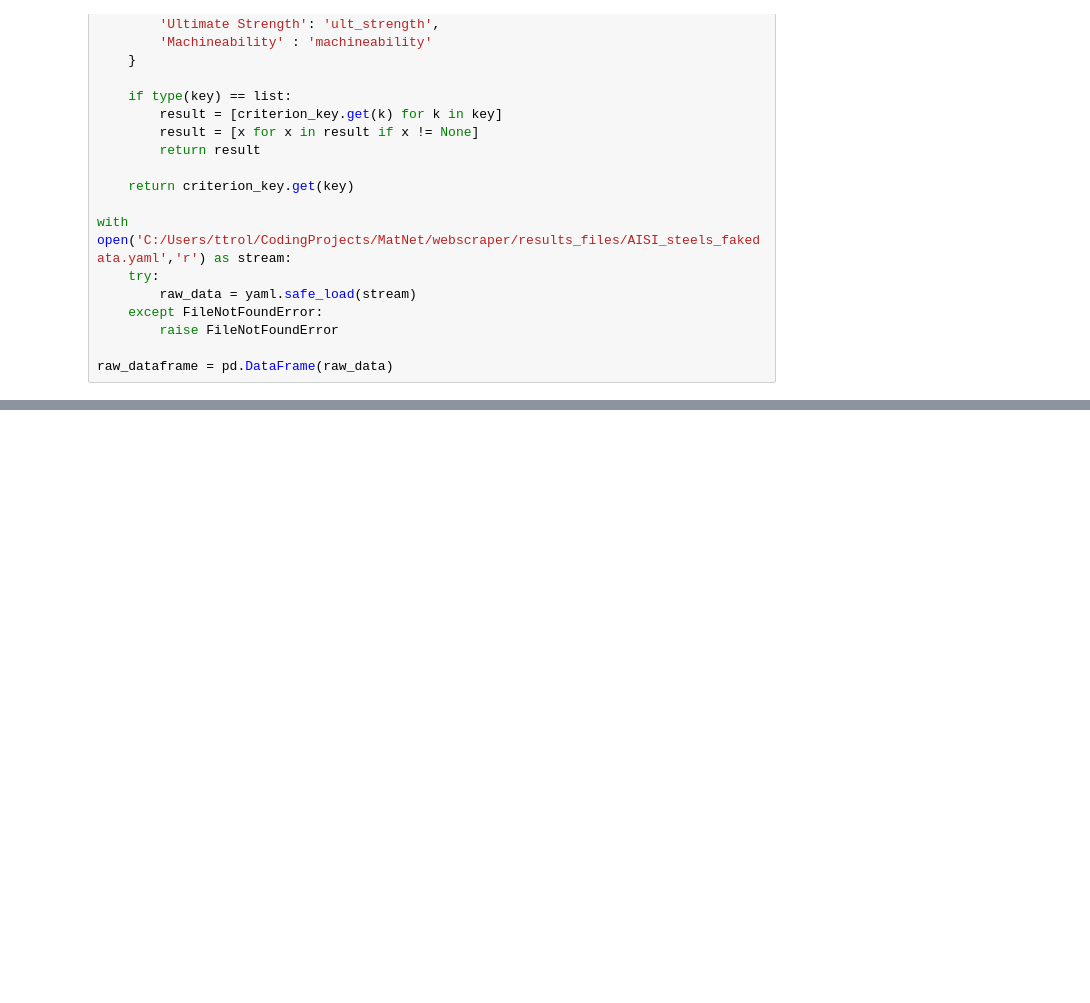
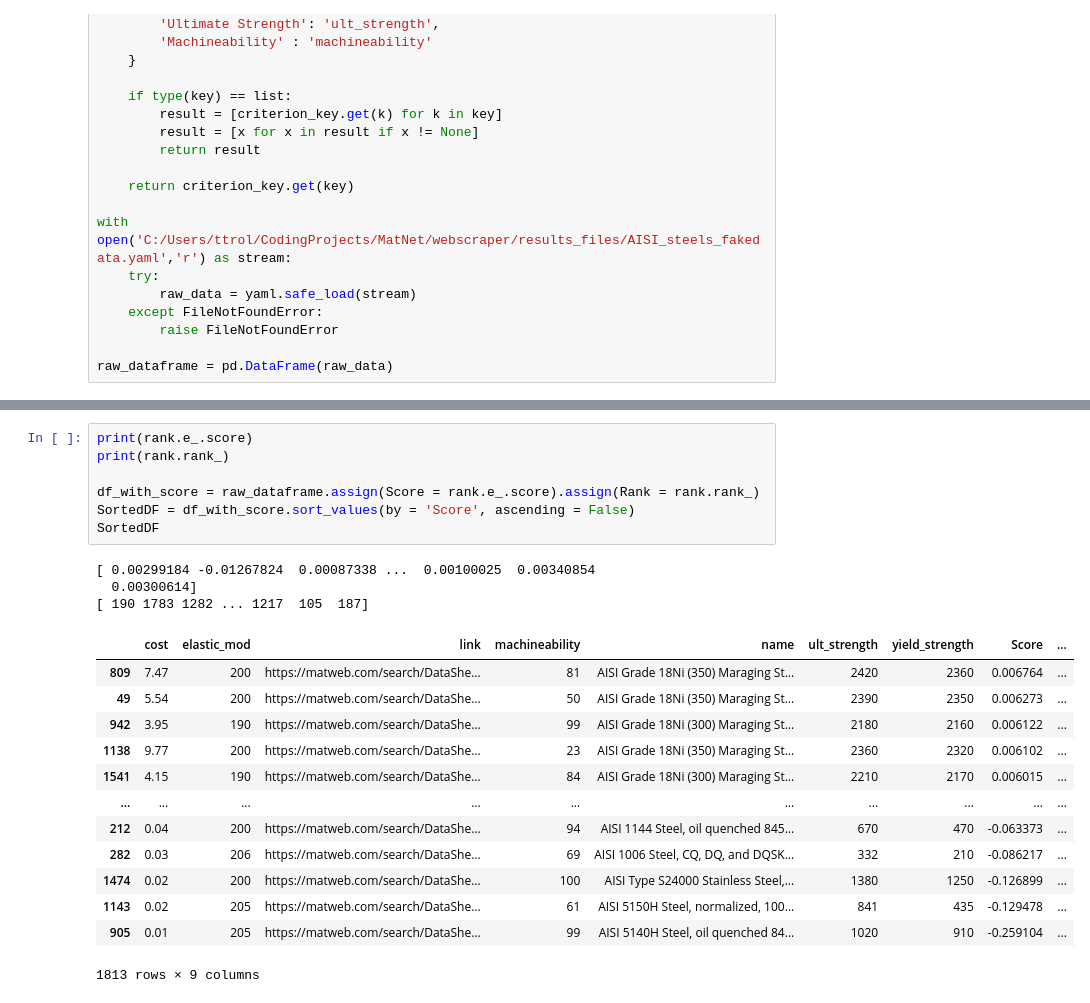
Before and after one commit to pcalebho/MatNet, a Jupyter notebook: ranking_algo/ranker_nb.ipynb, the cells around one changed output, grey strips where cells are left out. Cells and saved outputs as stored; diff of their text form; blank space fills up the shorter version.

```diff
--- a/ranking_algo/ranker_nb.ipynb
+++ b/ranking_algo/ranker_nb.ipynb
@@ -128 +128,25 @@ Rank
 [Method: WeightedSumModel]
+# %%
+print(rank.e_.score)
+print(rank.rank_)
+
+df_with_score = raw_dataframe.assign(Score = rank.e_.score).assign(Rank = rank.rank_)
+SortedDF = df_with_score.sort_values(by = 'Score', ascending = False)
+SortedDF
+# %% [output]
+[ 0.00299184 -0.01267824  0.00087338 ...  0.00100025  0.00340854
+  0.00300614]
+[ 190 1783 1282 ... 1217  105  187]
+|  | cost | elastic_mod | link | machineability | name | ult_strength | yield_strength | Score | ... |
+| 809 | 7.47 | 200 | https://matweb.com/search/DataShe... | 81 | AISI Grade 18Ni (350) Maraging St... | 2420 | 2360 | 0.006764 | ... |
+| 49 | 5.54 | 200 | https://matweb.com/search/DataShe... | 50 | AISI Grade 18Ni (350) Maraging St... | 2390 | 2350 | 0.006273 | ... |
+| 942 | 3.95 | 190 | https://matweb.com/search/DataShe... | 99 | AISI Grade 18Ni (300) Maraging St... | 2180 | 2160 | 0.006122 | ... |
+| 1138 | 9.77 | 200 | https://matweb.com/search/DataShe... | 23 | AISI Grade 18Ni (350) Maraging St... | 2360 | 2320 | 0.006102 | ... |
+| 1541 | 4.15 | 190 | https://matweb.com/search/DataShe... | 84 | AISI Grade 18Ni (300) Maraging St... | 2210 | 2170 | 0.006015 | ... |
+| ... | ... | ... | ... | ... | ... | ... | ... | ... | ... |
+| 212 | 0.04 | 200 | https://matweb.com/search/DataShe... | 94 | AISI 1144 Steel, oil quenched 845... | 670 | 470 | -0.063373 | ... |
+| 282 | 0.03 | 206 | https://matweb.com/search/DataShe... | 69 | AISI 1006 Steel, CQ, DQ, and DQSK... | 332 | 210 | -0.086217 | ... |
+| 1474 | 0.02 | 200 | https://matweb.com/search/DataShe... | 100 | AISI Type S24000 Stainless Steel,... | 1380 | 1250 | -0.126899 | ... |
+| 1143 | 0.02 | 205 | https://matweb.com/search/DataShe... | 61 | AISI 5150H Steel, normalized, 100... | 841 | 435 | -0.129478 | ... |
+| 905 | 0.01 | 205 | https://matweb.com/search/DataShe... | 99 | AISI 5140H Steel, oil quenched 84... | 1020 | 910 | -0.259104 | ... |
+1813 rows × 9 columns
```
Also changed, not shown: parts of 2 cells of this notebook.
